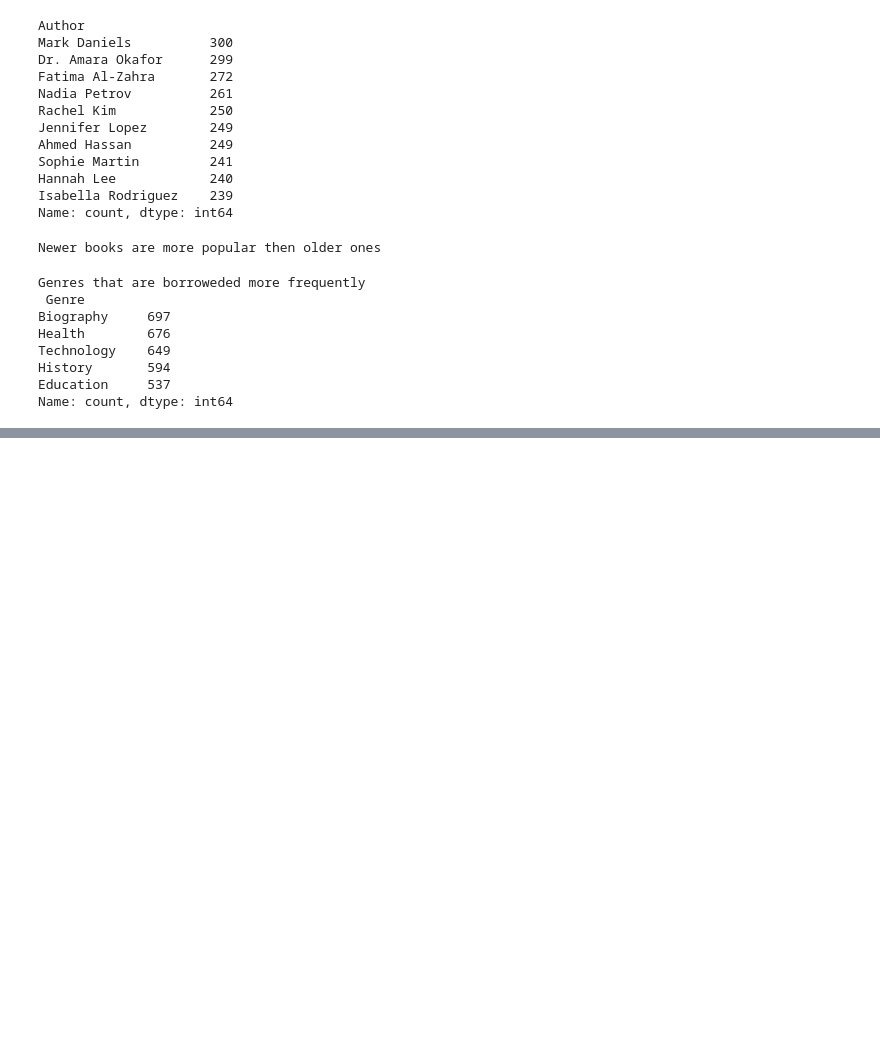
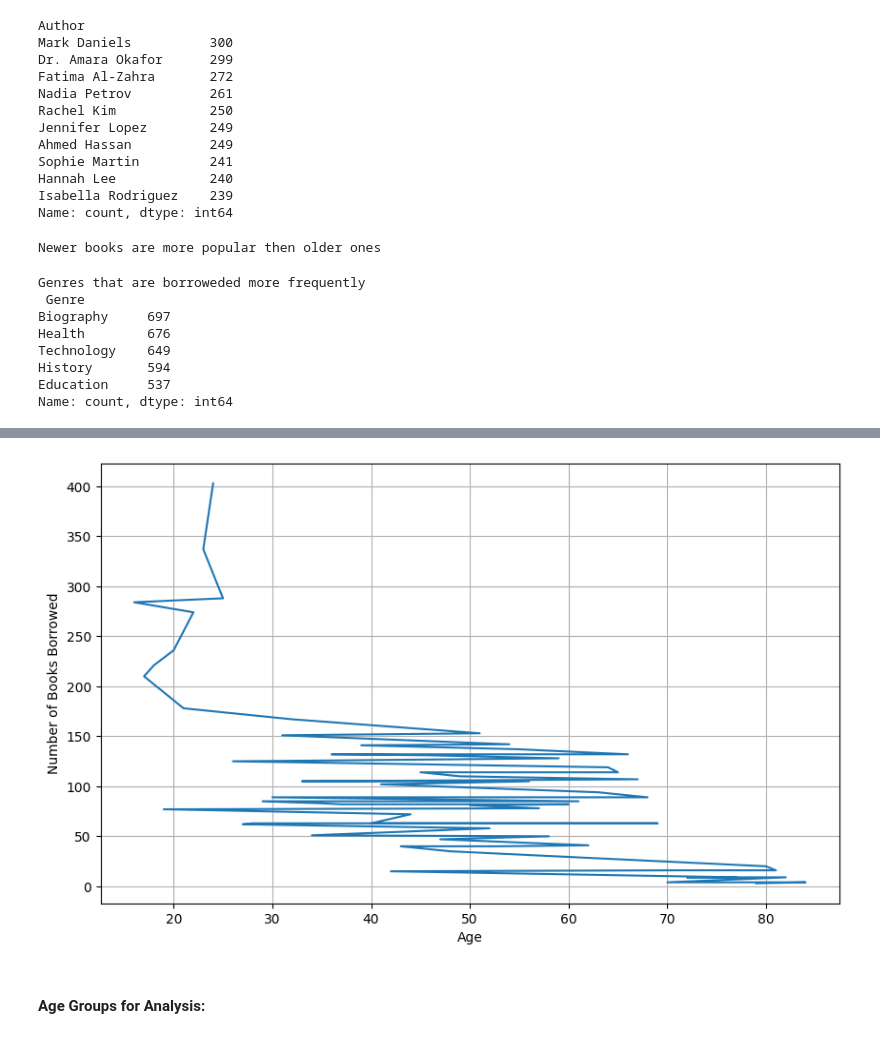
Before and after one commit to sfirdous/programming, a Jupyter notebook: Python/Library Management System - Comprehensive Analysis Task/Library_Management_System_Comprehensive_Analysis_Task.ipynb, the cells around one changed output, grey strips where cells are left out. Cells and saved outputs as stored; diff of their text form; code cells hidden in the pictures; blank space fills up the shorter version.

```diff
--- a/Python/Library Management System - Comprehensive Analysis Task/Library_Management_System_Comprehensive_Analysis_Task.ipynb
+++ b/Python/Library Management System - Comprehensive Analysis Task/Library_Management_System_Comprehensive_Analysis_Task.ipynb
@@ -105,0 +111,4 @@ Name: count, dtype: int64
+# %%
+# Which membership types borrow the most books?
+members_transaction_merge = pd.merge(transactions_dataset,members_dataset,on='Member_ID',how = 'inner')
+members_transaction_merge['Membership_Type'].value_counts().nlargest(1)
@@ -105,0 +120,14 @@ Name: count, dtype: int64
+# %%
+# How does borrowing frequency vary by age group?
+age_counts_series = members_transaction_merge['Age'].value_counts()
+ages = age_counts_series.index
+counts = age_counts_series.values
+
+plt.figure(figsize=(10, 6))
+plt.plot(ages, counts)
+plt.xlabel('Age')
+plt.ylabel('Number of Books Borrowed')
+plt.grid(True)
+plt.show()
+# %% [output]
+[figure, added]
@@ -105,0 +138,2 @@ Name: count, dtype: int64
+# %% [markdown]
+#### **Age Groups for Analysis:**
```
Also changed, not shown: parts of 6 cells of this notebook.
